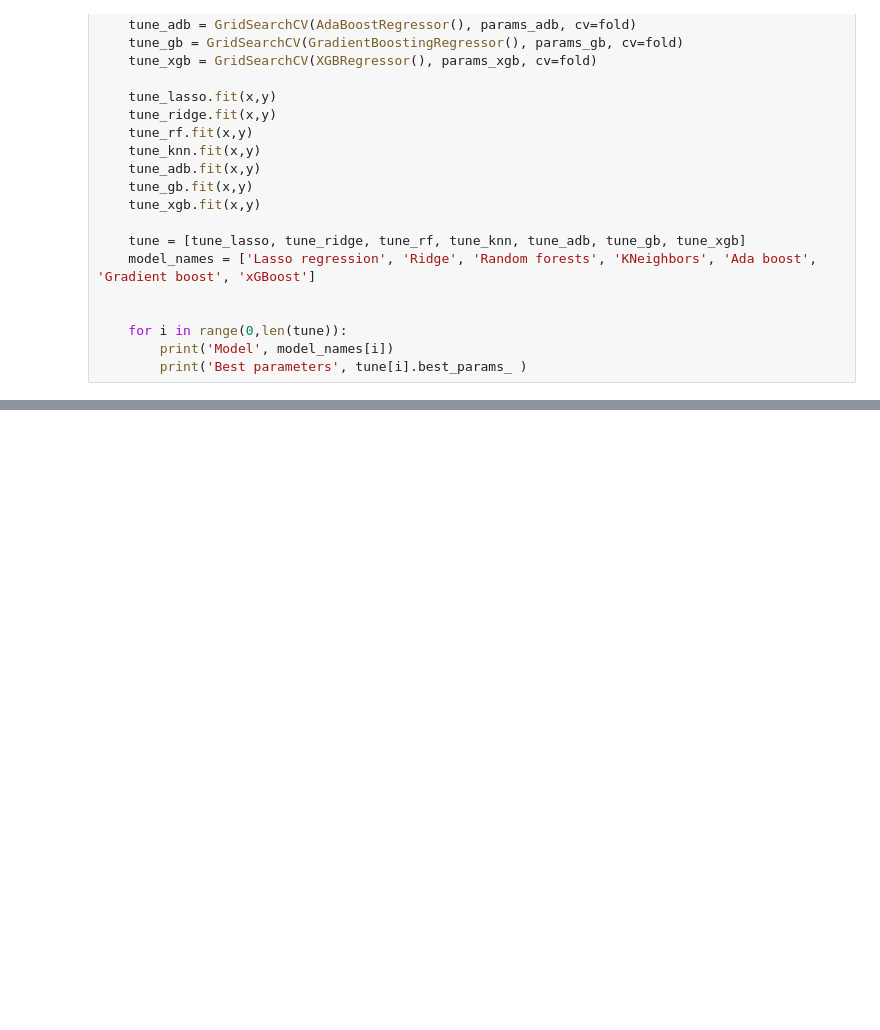
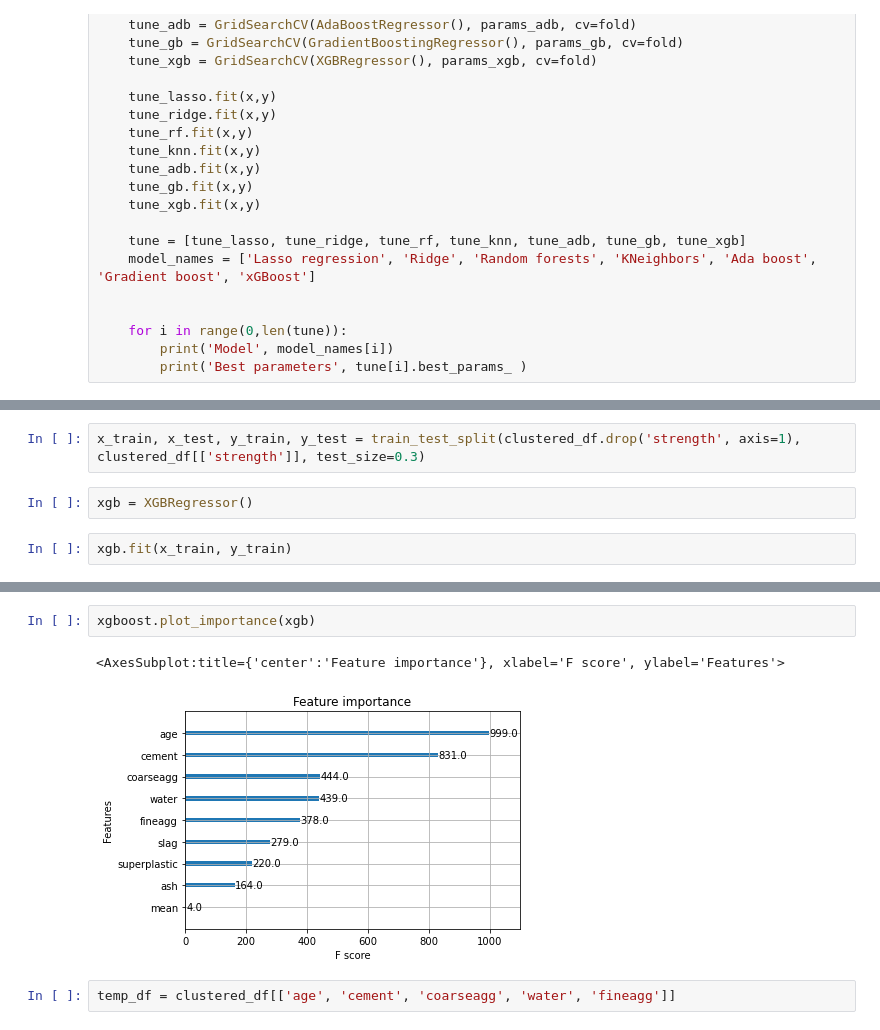
Before and after one commit to sunilkonatham/basicPythonForDataScience, a Jupyter notebook: Capstone/Cement_mixing_capstone.ipynb, the cells around one changed output, grey strips where cells are left out. Saved outputs shown, nothing was run; the diff lists cells and outputs as text; blank space fills up the shorter version.

Commit message:
capstone feature engineering and learning curve

```diff
--- a/Capstone/Cement_mixing_capstone.ipynb
+++ b/Capstone/Cement_mixing_capstone.ipynb
@@ -702,0 +695,6 @@ cv_score_tuned(clustered_df.drop('strength', axis=1), clustered_df[['strength']]
+# %%
+x_train, x_test, y_train, y_test = train_test_split(clustered_df.drop('strength', axis=1), clustered_df[['strength']], test_size=0.3)
+# %%
+xgb = XGBRegressor()
+# %%
+xgb.fit(x_train, y_train)
@@ -702,0 +711,7 @@ cv_score_tuned(clustered_df.drop('strength', axis=1), clustered_df[['strength']]
+# %%
+xgboost.plot_importance(xgb)
+# %% [output]
+<AxesSubplot:title={'center':'Feature importance'}, xlabel='F score', ylabel='Features'>
+[figure, added]
+# %%
+temp_df = clustered_df[['age', 'cement', 'coarseagg', 'water', 'fineagg']]
```
Also changed, not shown: parts of 46 cells of this notebook.
